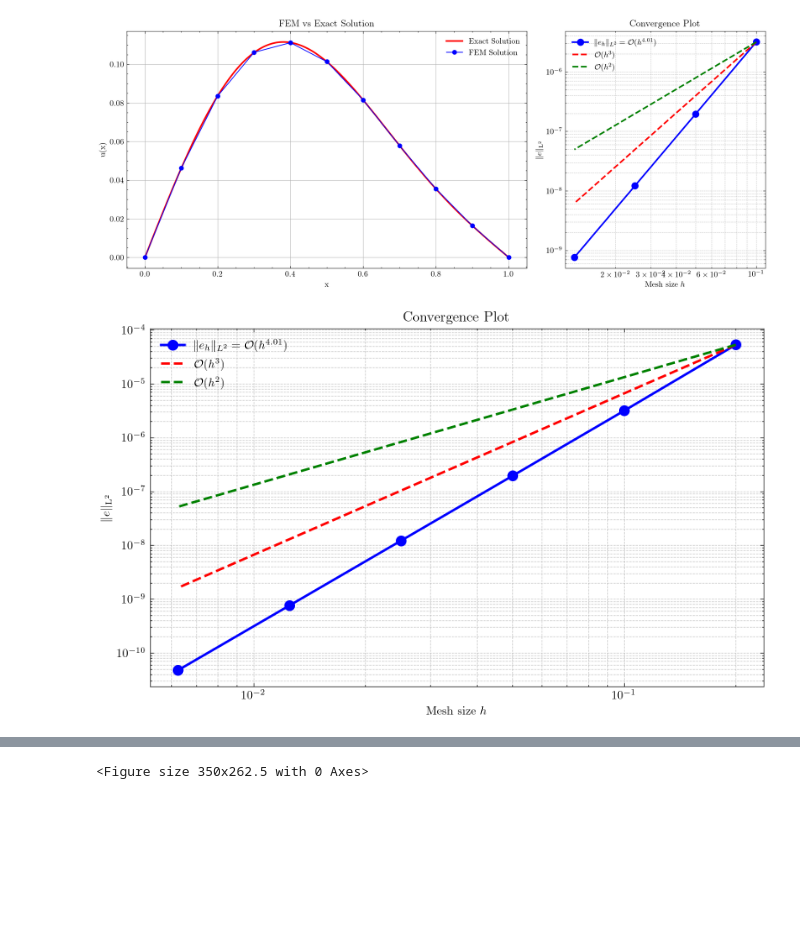
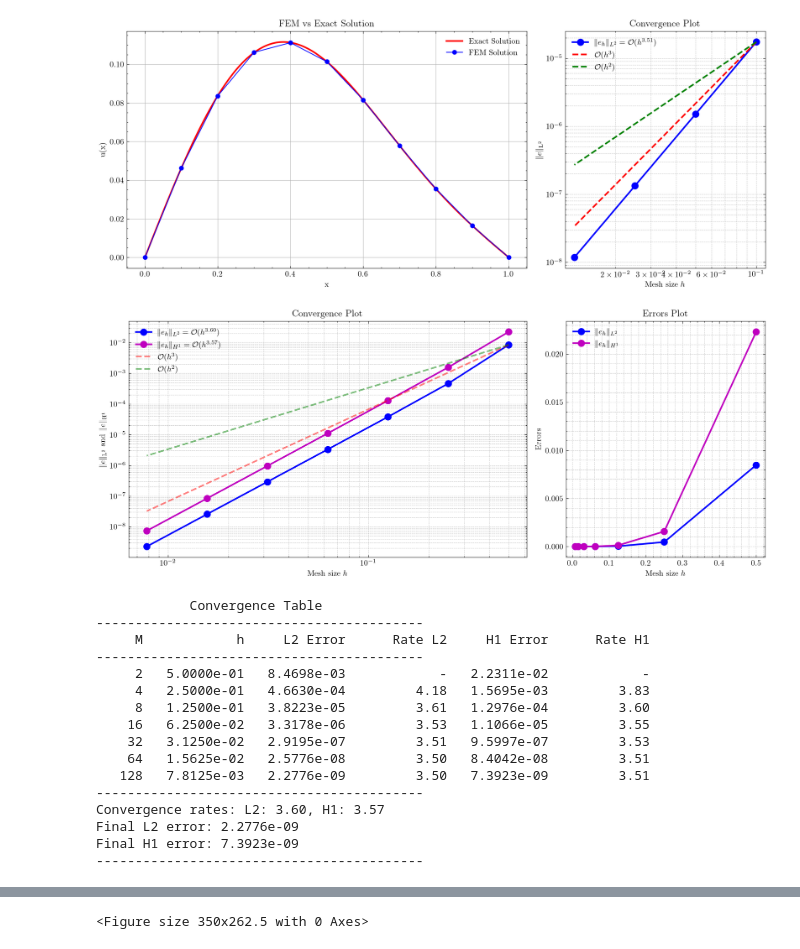
Before and after one commit to TrymSaether/TMA4212-Project-2-FEM, a Jupyter notebook: main.ipynb, the cells around one changed output, grey strips where cells are left out. Saved outputs shown, nothing was run; the diff lists cells and outputs as text; code cells hidden in the pictures; blank space fills up the shorter version.

```diff
--- a/main.ipynb
+++ b/main.ipynb
@@ -31,17 +35,34 @@ L2 Error (Test 5): 0.0002991531618197061
 # %%
 
 def u_exact_test4(x):
     return (1.0 / (np.pi**2)) * np.sin(np.pi * x) + (1.0 / (4 * np.pi**2)) * np.sin(2 * np.pi * x)
 def f_test4(x):
     return np.sin(np.pi * x) + np.sin(2 * np.pi * x)
 solver4 = FEMPoissonSolver(M=5, f=f_test4, exact=u_exact_test4)
 solver4.assemble()
 solver4.solve()
 solver4.plot(fine_mesh=200, name='4')
 solver4.plot_convergence(name='4')
+solver4.print_convergence_table()
 # %% [output]
-[figure, old version]
+[figure, new version]
-[figure, old version]
+[figure, new version]
+            Convergence Table
+------------------------------------------
+     M            h     L2 Error      Rate L2     H1 Error      Rate H1
+------------------------------------------
+     2   5.0000e-01   8.4698e-03            -   2.2311e-02            -
+     4   2.5000e-01   4.6630e-04         4.18   1.5695e-03         3.83
+     8   1.2500e-01   3.8223e-05         3.61   1.2976e-04         3.60
+    16   6.2500e-02   3.3178e-06         3.53   1.1066e-05         3.55
+    32   3.1250e-02   2.9195e-07         3.51   9.5997e-07         3.53
+    64   1.5625e-02   2.5776e-08         3.50   8.4042e-08         3.51
+   128   7.8125e-03   2.2776e-09         3.50   7.3923e-09         3.51
+------------------------------------------
+Convergence rates: L2: 3.60, H1: 3.57
+Final L2 error: 2.2776e-09
+Final H1 error: 7.3923e-09
+------------------------------------------
 # %%
 def f_test3(x): return np.exp(x)
 def u_exact_test3(x): return -np.exp(x) + (np.e - 1)*x + 1
```
Also changed, not shown: parts of 4 cells of this notebook, 9 other files.
